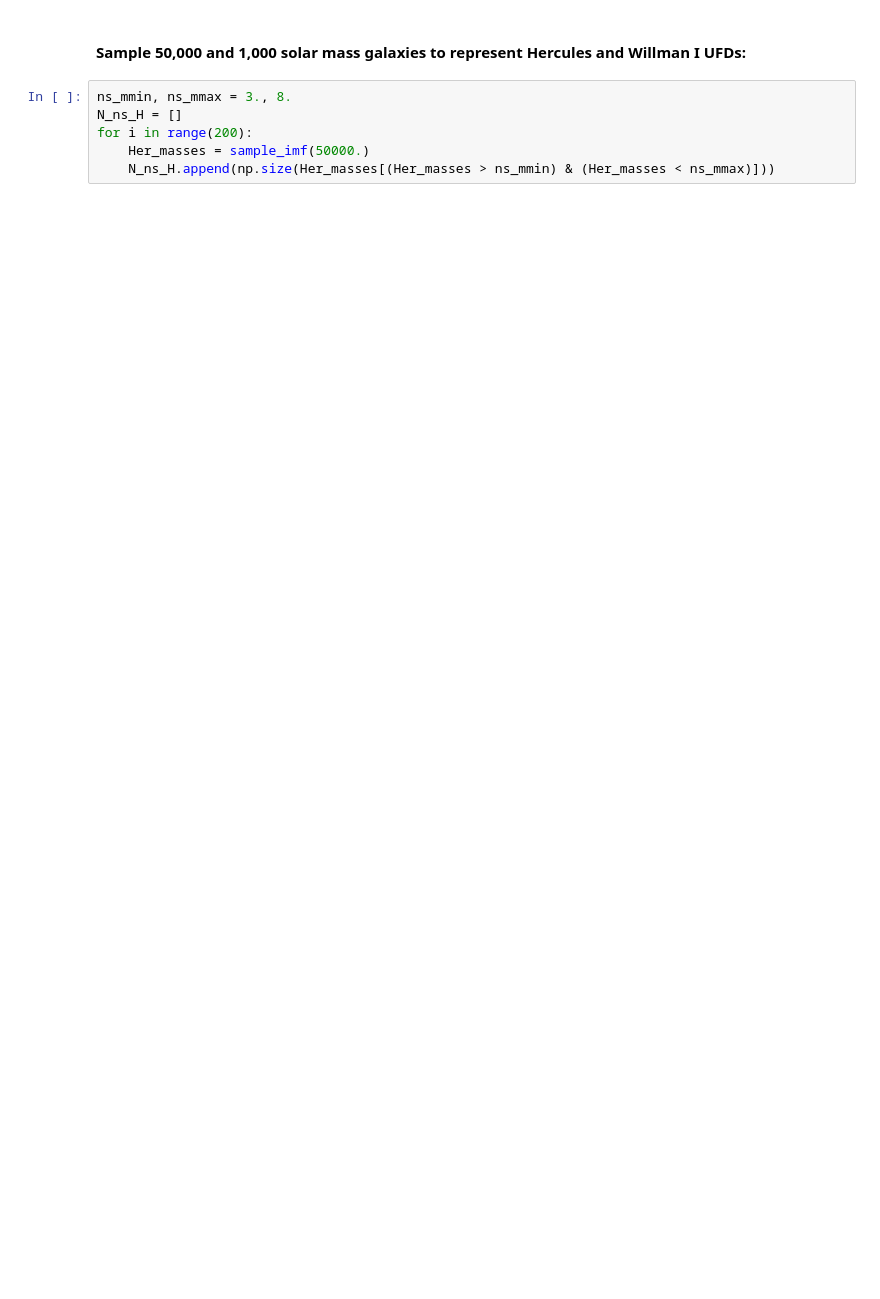
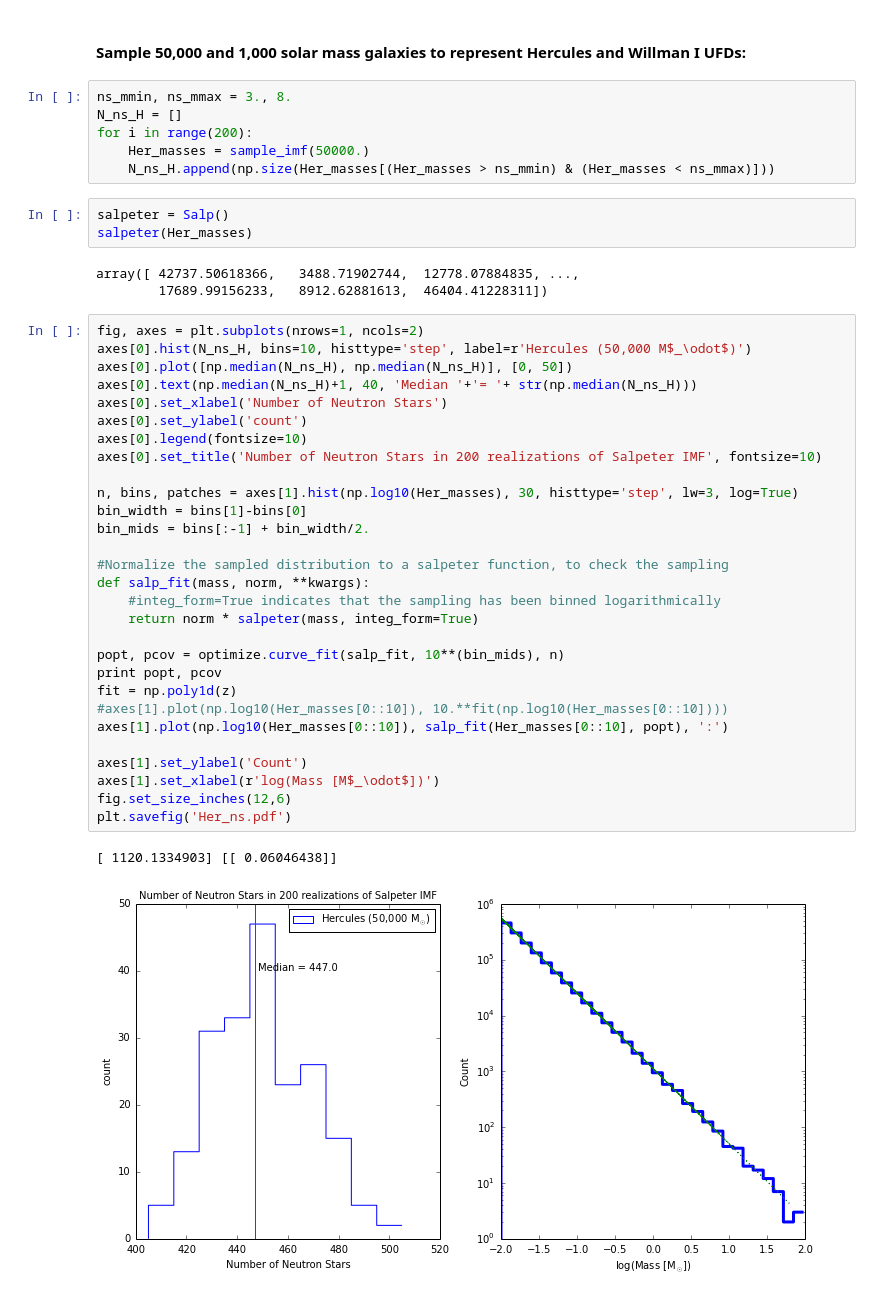
Before and after one commit to jrobbfed/imf, a Jupyter notebook: code/How many Neutron Stars in a Salpeter Galaxy?.ipynb, the cells around one changed output. Drawn from its saved outputs; the diff is of its cells as text; blank space fills up the shorter version.

```diff
--- a/code/How many Neutron Stars in a Salpeter Galaxy?.ipynb
+++ b/code/How many Neutron Stars in a Salpeter Galaxy?.ipynb
@@ -11,3 +12,41 @@ N_ns_H = []
 for i in range(200):
     Her_masses = sample_imf(50000.)
     N_ns_H.append(np.size(Her_masses[(Her_masses > ns_mmin) & (Her_masses < ns_mmax)]))
+# %%
+salpeter = Salp()
+salpeter(Her_masses)
+# %% [output]
+array([ 42737.50618366,   3488.71902744,  12778.07884835, ...,
+        17689.99156233,   8912.62881613,  46404.41228311])
+# %%
+fig, axes = plt.subplots(nrows=1, ncols=2)
+axes[0].hist(N_ns_H, bins=10, histtype='step', label=r'Hercules (50,000 M$_\odot$)')
+axes[0].plot([np.median(N_ns_H), np.median(N_ns_H)], [0, 50])
+axes[0].text(np.median(N_ns_H)+1, 40, 'Median '+'= '+ str(np.median(N_ns_H)))
+axes[0].set_xlabel('Number of Neutron Stars')
+axes[0].set_ylabel('count')
+axes[0].legend(fontsize=10)
+axes[0].set_title('Number of Neutron Stars in 200 realizations of Salpeter IMF', fontsize=10)
+
+n, bins, patches = axes[1].hist(np.log10(Her_masses), 30, histtype='step', lw=3, log=True)
+bin_width = bins[1]-bins[0]
+bin_mids = bins[:-1] + bin_width/2.
+
+#Normalize the sampled distribution to a salpeter function, to check the sampling
+def salp_fit(mass, norm, **kwargs):
+    #integ_form=True indicates that the sampling has been binned logarithmically
+    return norm * salpeter(mass, integ_form=True)
+
+popt, pcov = optimize.curve_fit(salp_fit, 10**(bin_mids), n)
+print popt, pcov
+fit = np.poly1d(z)
+#axes[1].plot(np.log10(Her_masses[0::10]), 10.**fit(np.log10(Her_masses[0::10])))
+axes[1].plot(np.log10(Her_masses[0::10]), salp_fit(Her_masses[0::10], popt), ':')
+
+axes[1].set_ylabel('Count')
+axes[1].set_xlabel(r'log(Mass [M$_\odot$])')
+fig.set_size_inches(12,6)
+plt.savefig('Her_ns.pdf')
+# %% [output]
+[ 1120.1334903] [[ 0.06046438]]
+[figure, added]
```
Also changed, not shown: parts of 5 cells of this notebook, 1 other file.
